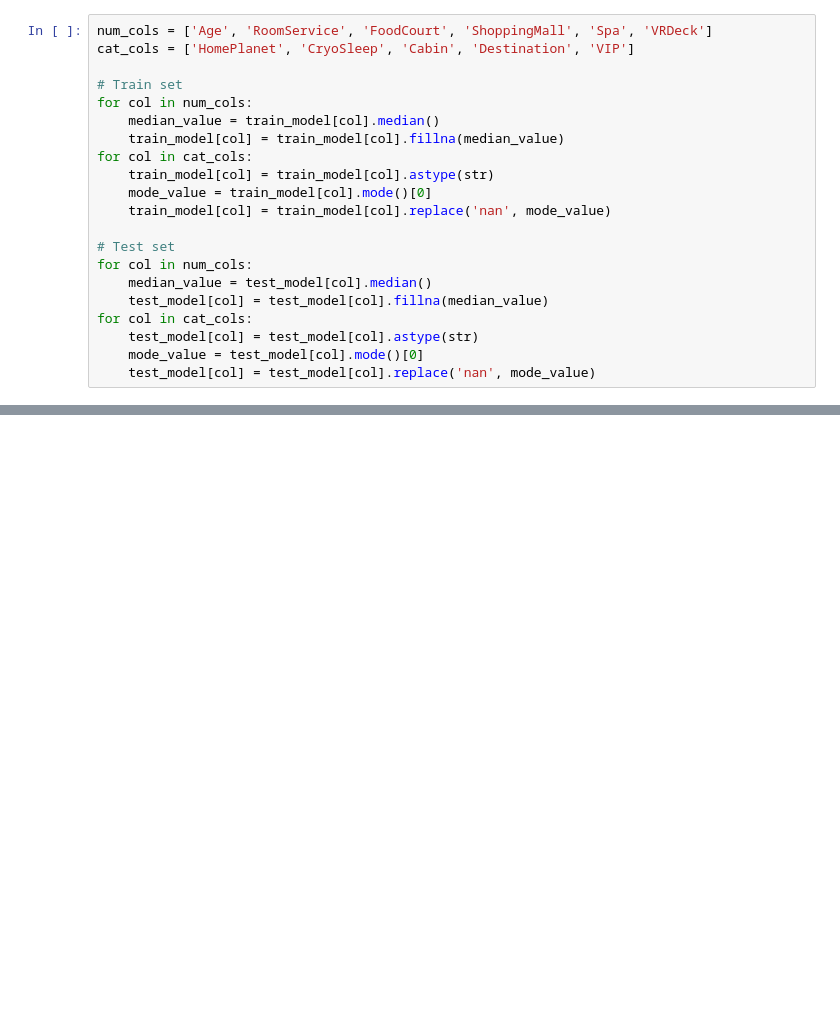
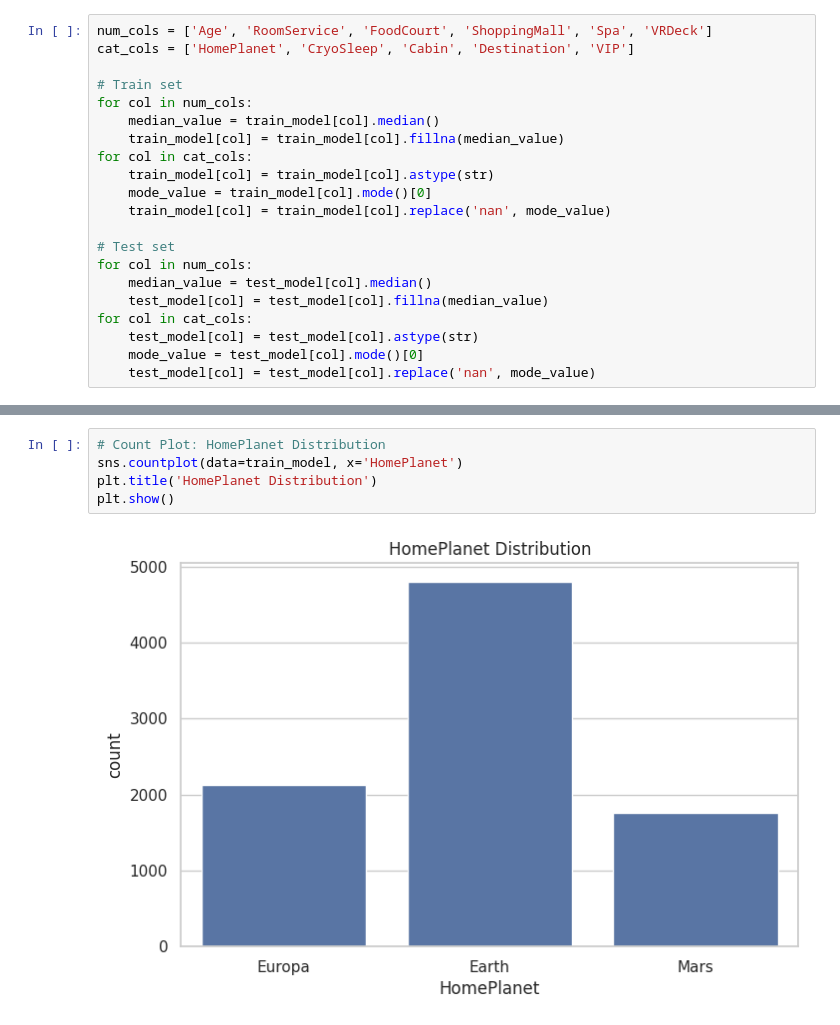
Before and after one commit to Kaggle-group-project-presentation/Kaggle-Group-Project-12-Random-Forest, a Jupyter notebook: Kaggle_Group_Project_Code_ (1).ipynb, the cells around one changed output, grey strips where cells are left out. Drawn from its saved outputs; the diff is of its cells as text; blank space fills up the shorter version.

```diff
--- a/Kaggle_Group_Project_Code_ (1).ipynb
+++ b/Kaggle_Group_Project_Code_ (1).ipynb
@@ -128,0 +138,7 @@ for col in cat_cols:
+# %%
+# Count Plot: HomePlanet Distribution
+sns.countplot(data=train_model, x='HomePlanet')
+plt.title('HomePlanet Distribution')
+plt.show()
+# %% [output]
+[figure, added]
```
Also changed, not shown: parts of 6 cells of this notebook.
